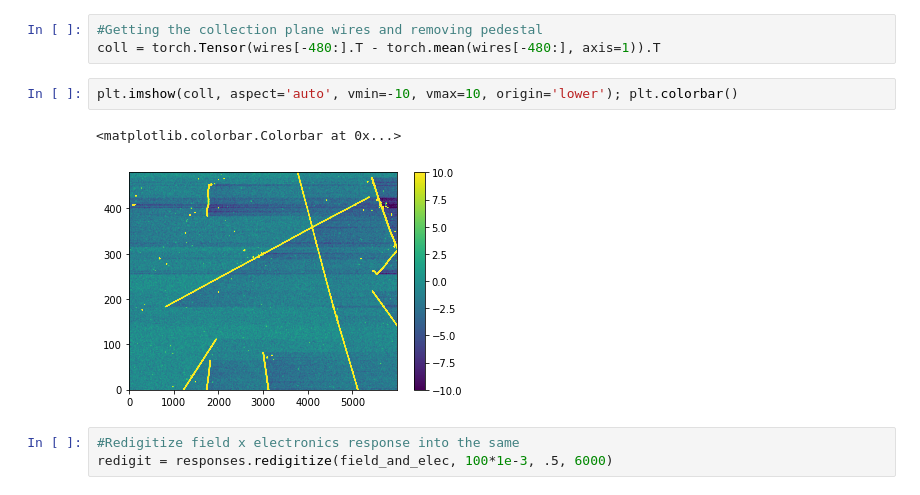
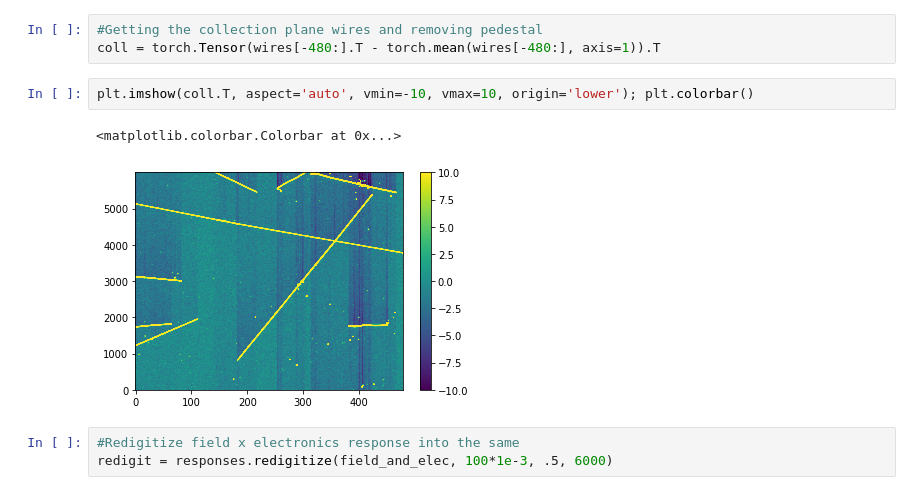
Before and after one commit to calcuttj/pyre-cell, a Jupyter notebook: Response.ipynb, the cells around one changed output. Drawn from its saved outputs; the diff is of its cells as text.

```diff
--- a/Response.ipynb
+++ b/Response.ipynb
@@ -110,10 +110,10 @@ plt.imshow((wires.T - torch.mean(wires, axis=1)), aspect='auto', vmin=-10, vmax=
 #Getting the collection plane wires and removing pedestal
 coll = torch.Tensor(wires[-480:].T - torch.mean(wires[-480:], axis=1)).T
 # %%
-plt.imshow(coll, aspect='auto', vmin=-10, vmax=10, origin='lower'); plt.colorbar()
+plt.imshow(coll.T, aspect='auto', vmin=-10, vmax=10, origin='lower'); plt.colorbar()
 # %% [output]
 <matplotlib.colorbar.Colorbar at 0x...>
-[figure, old version]
+[figure, new version]
 # %%
 #Redigitize field x electronics response into the same
 redigit = responses.redigitize(field_and_elec, 100*1e-3, .5, 6000)
```
Also changed, not shown: parts of 1 cell of this notebook.
